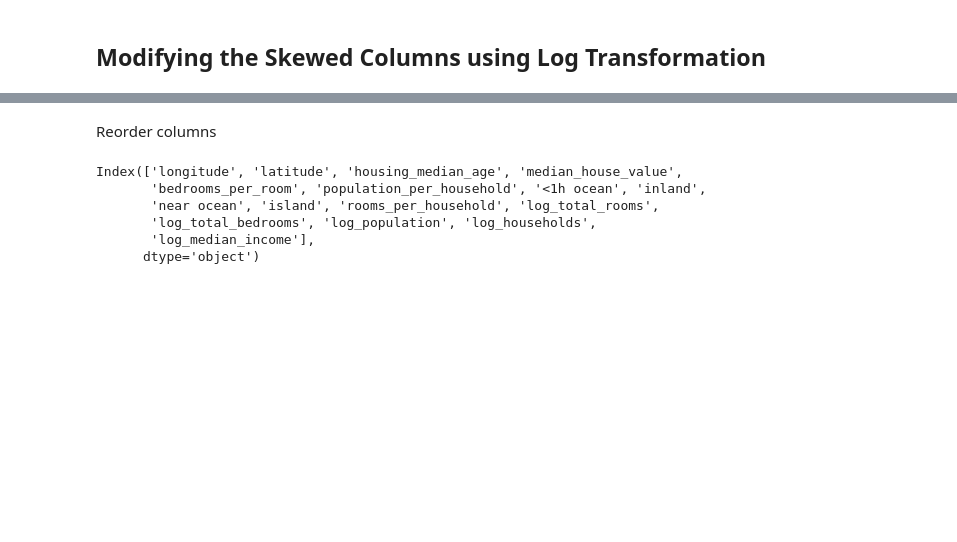
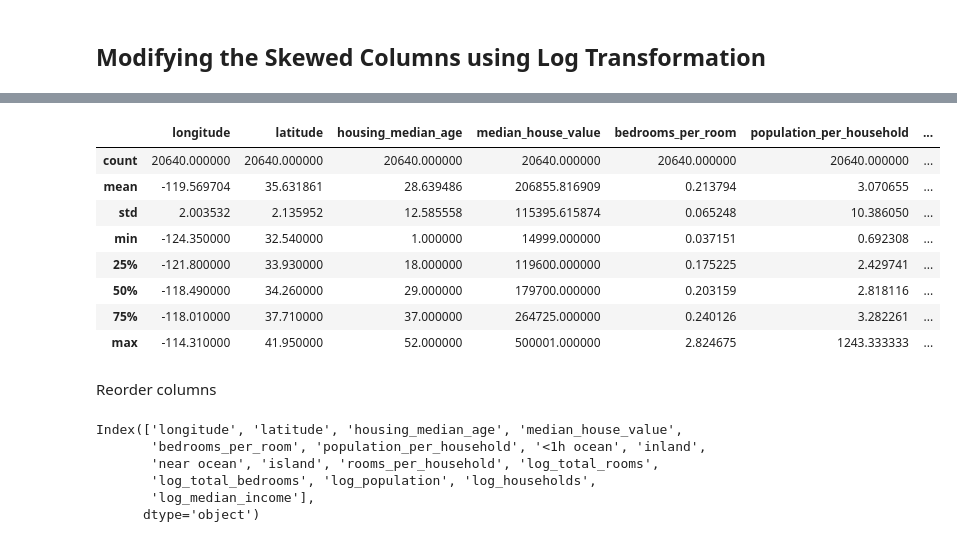
Before and after one commit to im6ha/House-Price-Prediction, a Jupyter notebook: notebooks/03_feature_engineering.ipynb, the cells around one changed output, grey strips where cells are left out. Drawn from its saved outputs; the diff is of its cells as text; code cells hidden in the pictures; blank space fills up the shorter version.

```diff
--- a/notebooks/03_feature_engineering.ipynb
+++ b/notebooks/03_feature_engineering.ipynb
@@ -83,3 +83,15 @@ data.sample(5)
+# %%
+data.describe()
+# %% [output]
+|  | longitude | latitude | housing_median_age | median_house_value | bedrooms_per_room | population_per_household | ... |
+| count | 20640.000000 | 20640.000000 | 20640.000000 | 20640.000000 | 20640.000000 | 20640.000000 | ... |
+| mean | -119.569704 | 35.631861 | 28.639486 | 206855.816909 | 0.213794 | 3.070655 | ... |
+| std | 2.003532 | 2.135952 | 12.585558 | 115395.615874 | 0.065248 | 10.386050 | ... |
+| min | -124.350000 | 32.540000 | 1.000000 | 14999.000000 | 0.037151 | 0.692308 | ... |
+| 25% | -121.800000 | 33.930000 | 18.000000 | 119600.000000 | 0.175225 | 2.429741 | ... |
+| 50% | -118.490000 | 34.260000 | 29.000000 | 179700.000000 | 0.203159 | 2.818116 | ... |
+| 75% | -118.010000 | 37.710000 | 37.000000 | 264725.000000 | 0.240126 | 3.282261 | ... |
+| max | -114.310000 | 41.950000 | 52.000000 | 500001.000000 | 2.824675 | 1243.333333 | ... |
 # %% [markdown]
 Reorder columns
 # %%
```
Also changed, not shown: parts of 4 cells of this notebook.
